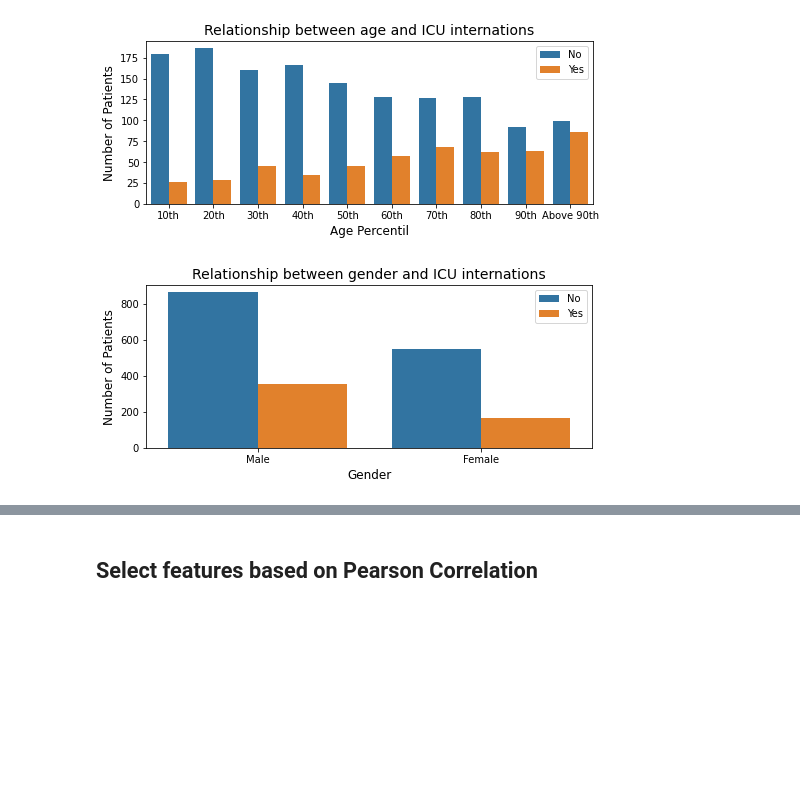
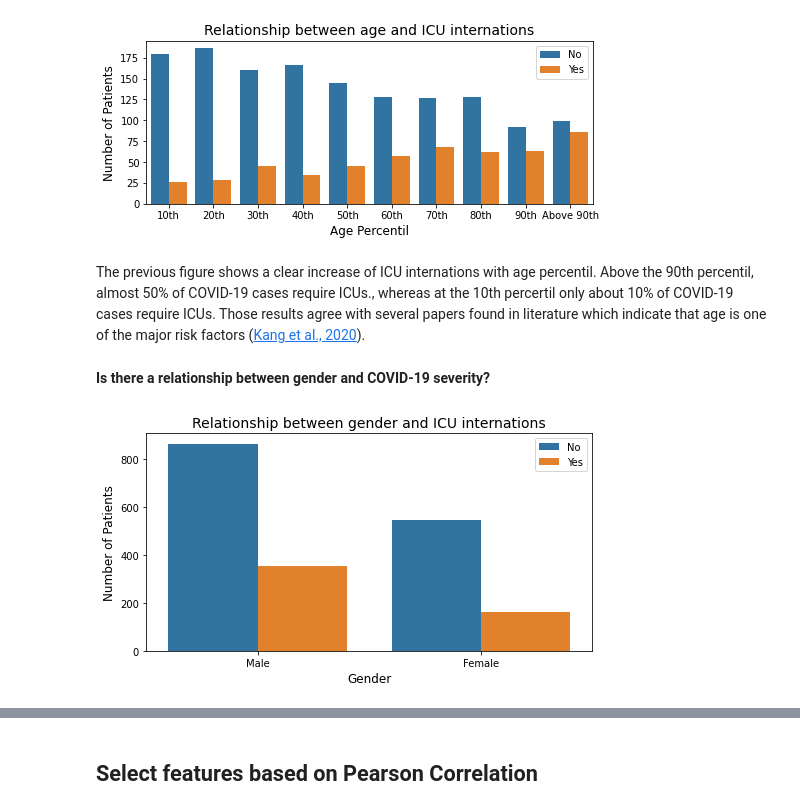
Before and after one commit to carolluzardi/analise_sirio_libanes, a Jupyter notebook: Final_Project_DSBootcamp.ipynb, the cells around one changed output, grey strips where cells are left out. Cells and saved outputs as stored; diff of their text form; code cells hidden in the pictures; blank space fills up the shorter version.

```diff
--- a/Final_Project_DSBootcamp.ipynb
+++ b/Final_Project_DSBootcamp.ipynb
@@ -184,14 +186,18 @@ ax.legend(['No', 'Yes'])
 plt.show()
 # %% [output]
 [figure]
+# %% [markdown]
+The previous figure shows a clear increase of ICU internations with age percentil. Above the 90th percentil, almost 50% of COVID-19 cases require ICUs., whereas at the 10th percertil only about 10% of COVID-19 cases require ICUs. Those results agree with several papers found in literature which indicate that age is one of the major risk factors ([Kang et al., 2020](https://www.ncbi.nlm.nih.gov/pmc/articles/PMC7335648/)).
+# %% [markdown]
+**Is there a relationship between gender and COVID-19 severity?**
 # %%
-plt.figure(figsize=(8,3))
+plt.figure(figsize=(8,4))
 ax = sns.countplot(data=data, x ='GENDER', hue = 'ICU')
 plt.ylabel('Number of Patients', fontsize=12)
 plt.xlabel('Gender', fontsize=12)
 ax.legend(['No', 'Yes'])
 ax.set_xticklabels(['Male', 'Female'])
 plt.title('Relationship between gender and ICU internations', fontsize=14)
 plt.show()
 # %% [output]
-[figure, old version]
+[figure, new version]
```
Also changed, not shown: parts of 4 cells of this notebook.
